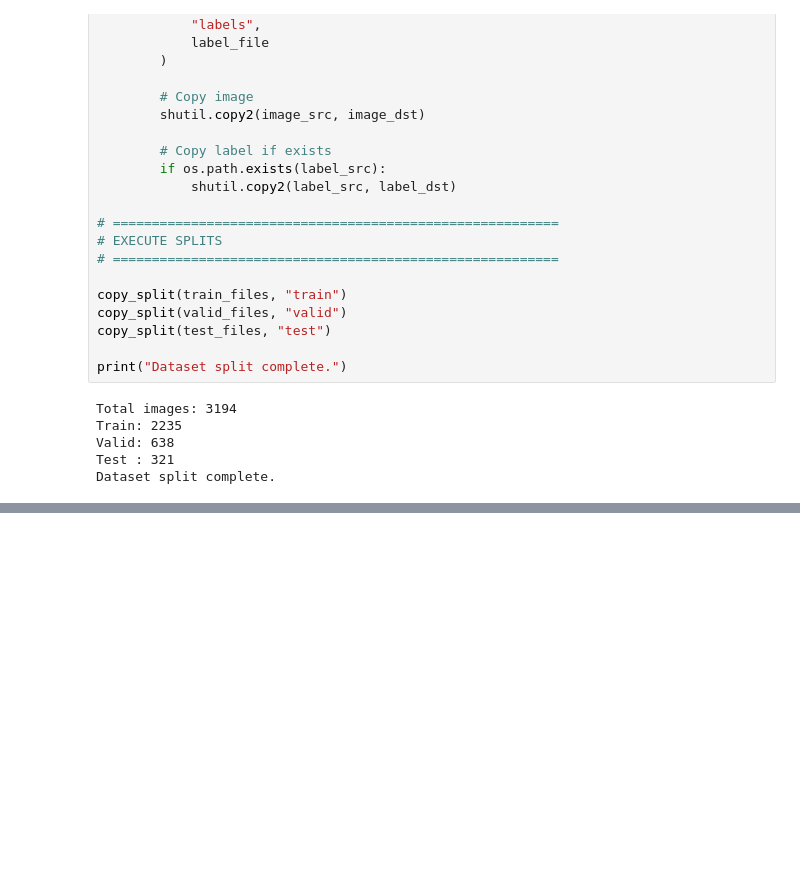
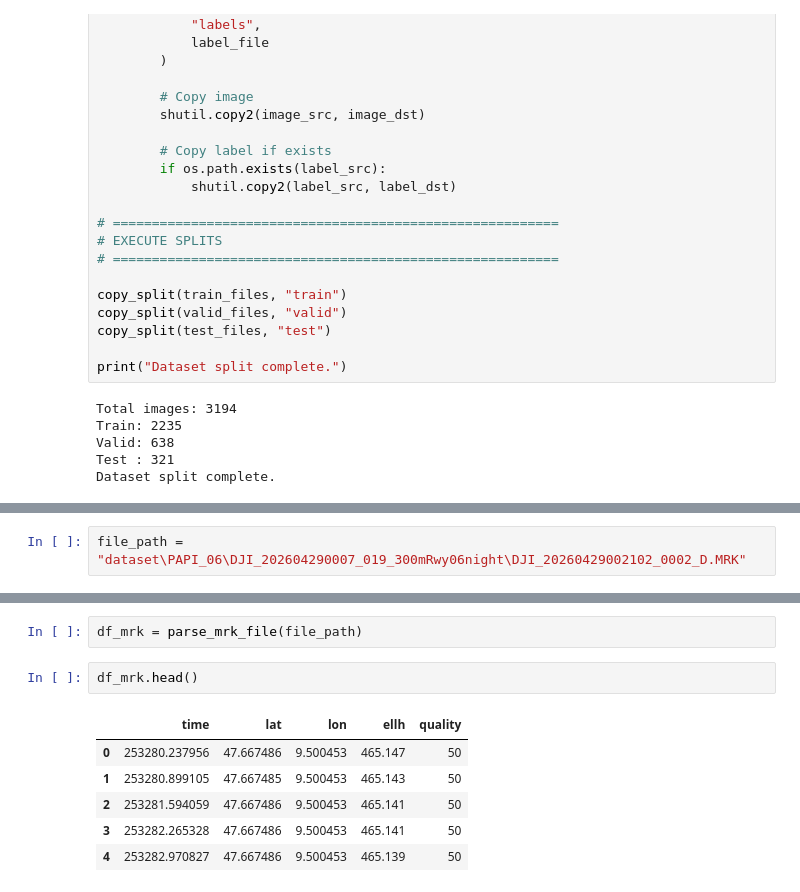
Before and after one commit to MaximRoomsHowest/PAPI-Detection-and-Classification, a Jupyter notebook: data/data_analysis.ipynb, the cells around one changed output, grey strips where cells are left out. Cells and saved outputs as stored; diff of their text form; blank space fills up the shorter version.

```diff
--- a/data/data_analysis.ipynb
+++ b/data/data_analysis.ipynb
@@ -660,0 +663,2 @@ Dataset split complete.
+# %%
+file_path = "dataset\PAPI_06\DJI_202604290007_019_300mRwy06night\DJI_20260429002102_0002_D.MRK"
@@ -660,0 +710,11 @@ Dataset split complete.
+# %%
+df_mrk = parse_mrk_file(file_path)
+# %%
+df_mrk.head()
+# %% [output]
+|  | time | lat | lon | ellh | quality |
+| 0 | 253280.237956 | 47.667486 | 9.500453 | 465.147 | 50 |
+| 1 | 253280.899105 | 47.667485 | 9.500453 | 465.143 | 50 |
+| 2 | 253281.594059 | 47.667486 | 9.500453 | 465.141 | 50 |
+| 3 | 253282.265328 | 47.667486 | 9.500453 | 465.141 | 50 |
+| 4 | 253282.970827 | 47.667486 | 9.500453 | 465.139 | 50 |
```
Also changed, not shown: parts of 11 cells of this notebook.
